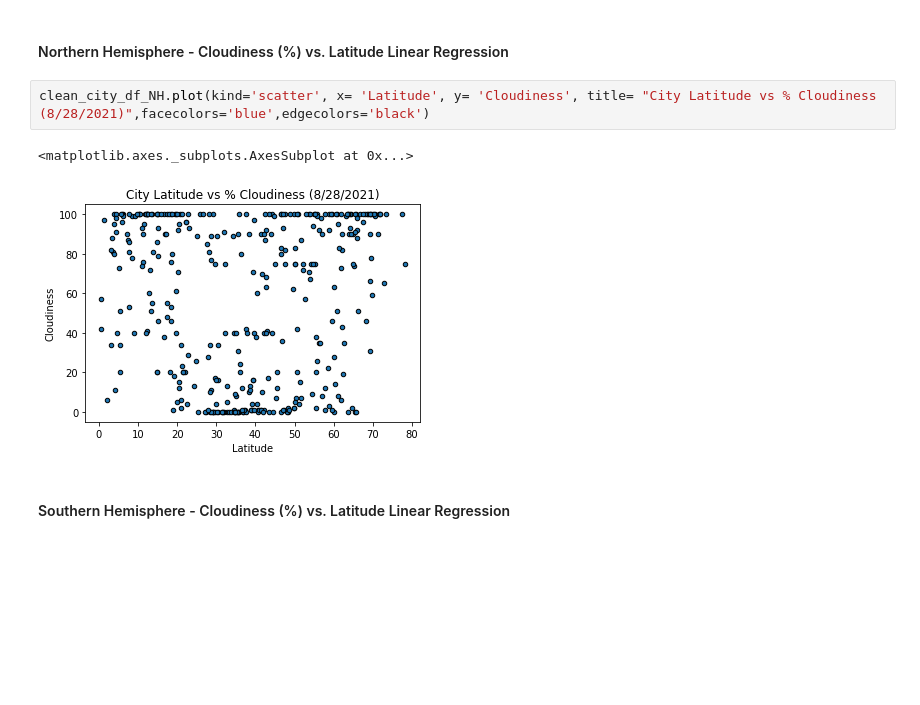
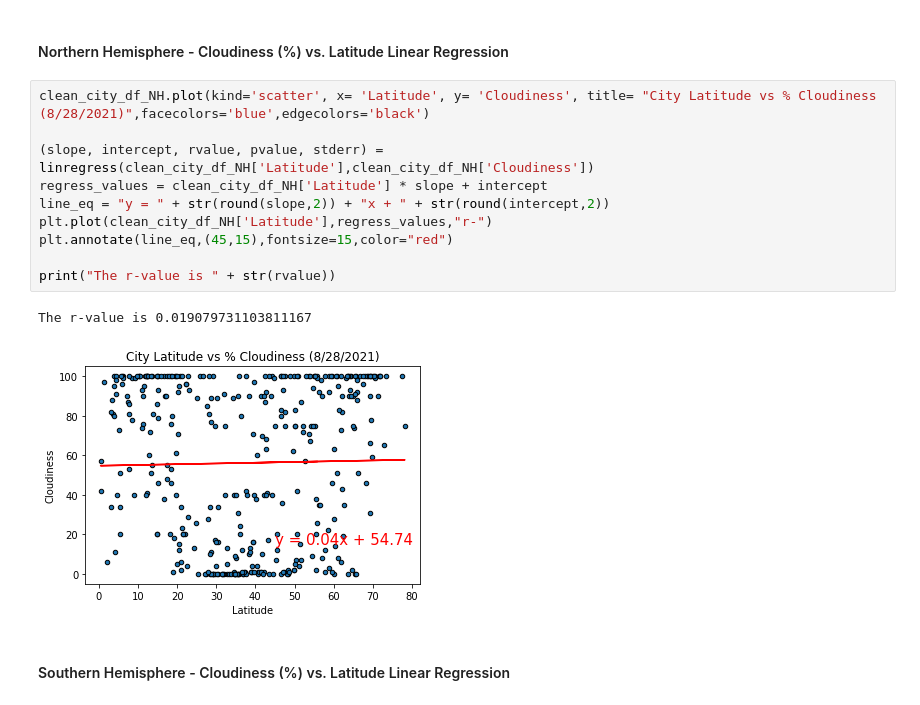
Before and after one commit to dmtiblin/Python-API-Challenge, a Jupyter notebook: WeatherPy.ipynb, the cells around one changed output. Drawn from its saved outputs; the diff is of its cells as text; blank space fills up the shorter version.

Commit message:
finished lin regress

```diff
--- a/WeatherPy.ipynb
+++ b/WeatherPy.ipynb
@@ -268,9 +300,17 @@ clean_city_df_SH.plot(kind='scatter', x= 'Latitude', y= 'Humidity', title= "City
 ####  Northern Hemisphere - Cloudiness (%) vs. Latitude Linear Regression
 # %%
 clean_city_df_NH.plot(kind='scatter', x= 'Latitude', y= 'Cloudiness', title= "City Latitude vs % Cloudiness (8/28/2021)",facecolors='blue',edgecolors='black')
+
+(slope, intercept, rvalue, pvalue, stderr) = linregress(clean_city_df_NH['Latitude'],clean_city_df_NH['Cloudiness'])
+regress_values = clean_city_df_NH['Latitude'] * slope + intercept
+line_eq = "y = " + str(round(slope,2)) + "x + " + str(round(intercept,2))
+plt.plot(clean_city_df_NH['Latitude'],regress_values,"r-")
+plt.annotate(line_eq,(45,15),fontsize=15,color="red")
+
+print("The r-value is " + str(rvalue))
 # %% [output]
-<matplotlib.axes._subplots.AxesSubplot at 0x...>
+The r-value is 0.019079731103811167
-[figure, old version]
+[figure, new version]
 # %% [markdown]
 ####  Southern Hemisphere - Cloudiness (%) vs. Latitude Linear Regression
 # %%
```
Also changed, not shown: parts of 7 cells of this notebook.
